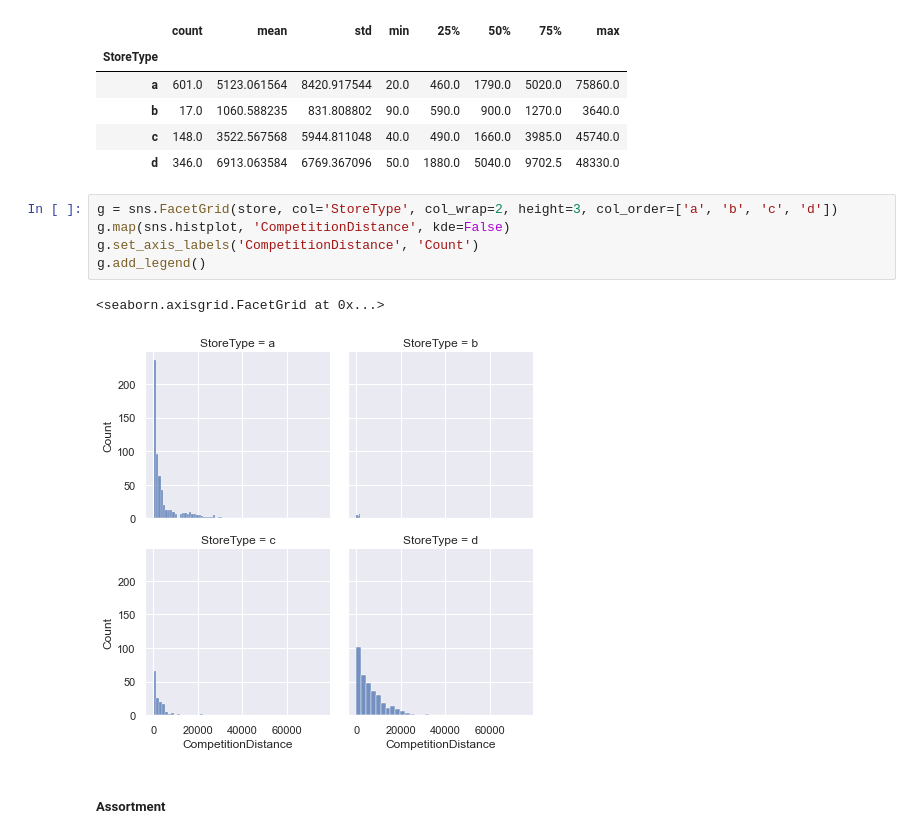
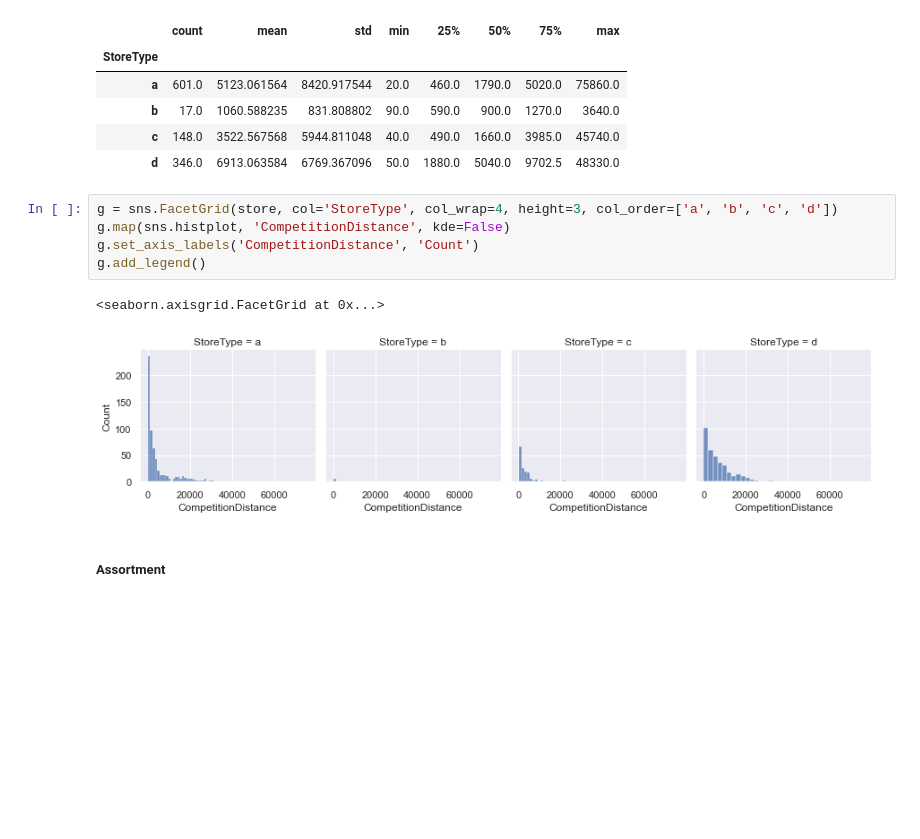
Before and after one commit to CYCCCCC/store_sales_prediction, a Jupyter notebook: store_sales.ipynb, the cells around one changed output. Saved outputs shown, nothing was run; the diff lists cells and outputs as text; blank space fills up the shorter version.

```diff
--- a/store_sales.ipynb
+++ b/store_sales.ipynb
@@ -269,13 +270,13 @@ store.groupby('StoreType')['CompetitionDistance'].describe()
 | c | 148.0 | 3522.567568 | 5944.811048 | 40.0 | 490.0 | 1660.0 | 3985.0 | 45740.0 |
 | d | 346.0 | 6913.063584 | 6769.367096 | 50.0 | 1880.0 | 5040.0 | 9702.5 | 48330.0 |
 # %%
-g = sns.FacetGrid(store, col='StoreType', col_wrap=2, height=3, col_order=['a', 'b', 'c', 'd'])
+g = sns.FacetGrid(store, col='StoreType', col_wrap=4, height=3, col_order=['a', 'b', 'c', 'd'])
 g.map(sns.histplot, 'CompetitionDistance', kde=False)
 g.set_axis_labels('CompetitionDistance', 'Count')
 g.add_legend()
 # %% [output]
 <seaborn.axisgrid.FacetGrid at 0x...>
-[figure, old version]
+[figure, new version]
 # %% [markdown]
 ##### Assortment
 # %%
```
Also changed, not shown: parts of 37 cells of this notebook.
